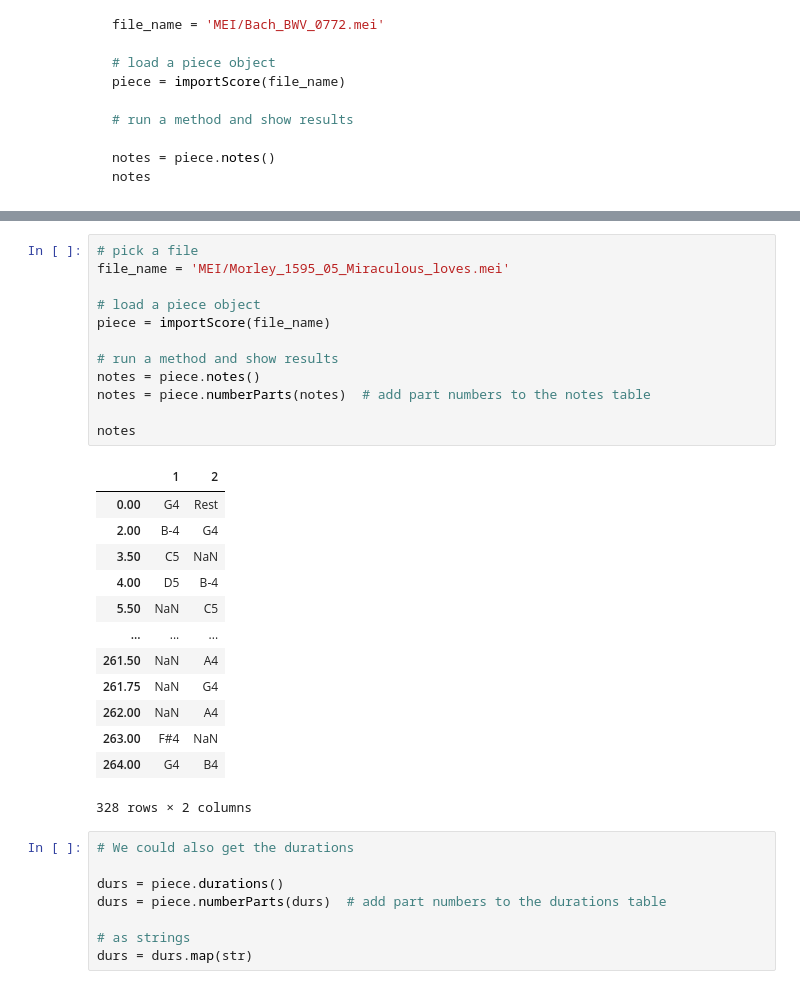
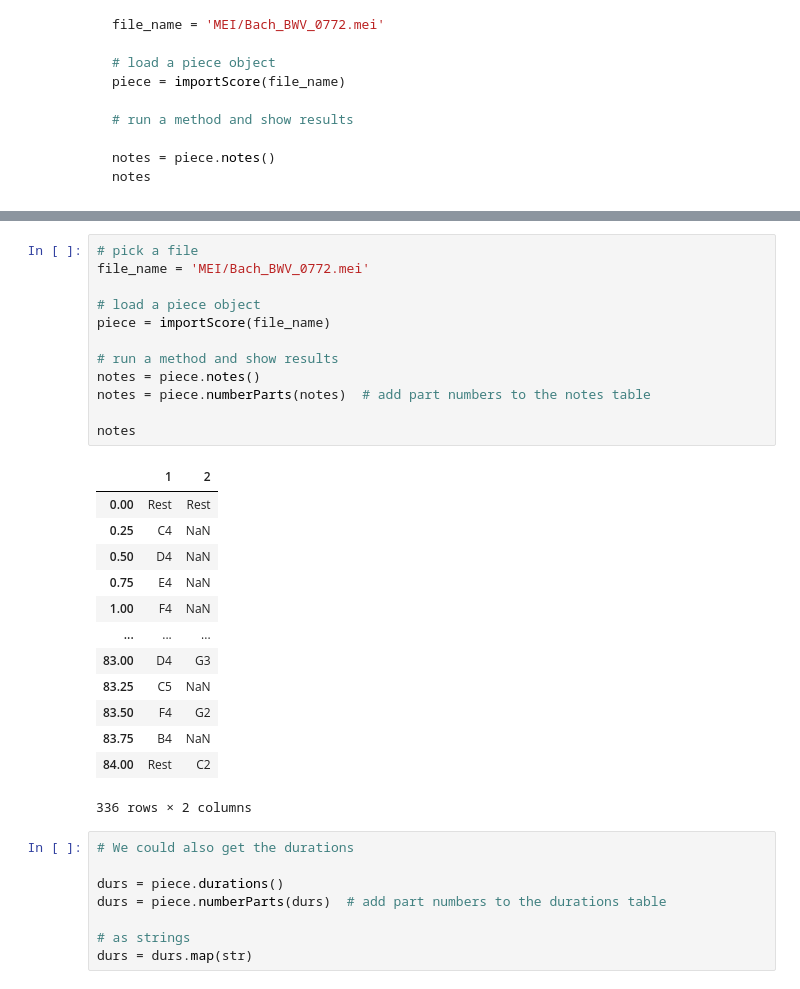
Before and after one commit to RichardFreedman/Heidelberg_Class, a Jupyter notebook: 04 MEI M21 CRIM Intervals/CRIM_Intervals_Duos.ipynb, the cells around one changed output, grey strips where cells are left out. Saved outputs shown, nothing was run; the diff lists cells and outputs as text.

```diff
--- a/04 MEI M21 CRIM Intervals/CRIM_Intervals_Duos.ipynb
+++ b/04 MEI M21 CRIM Intervals/CRIM_Intervals_Duos.ipynb
@@ -156,29 +172,29 @@ notes
 # %%
 # pick a file
-file_name = 'MEI/Morley_1595_05_Miraculous_loves.mei'
+file_name = 'MEI/Bach_BWV_0772.mei'
 
 # load a piece object
 piece = importScore(file_name)
 
 # run a method and show results
 notes = piece.notes()
 notes = piece.numberParts(notes)  # add part numbers to the notes table
 
 notes
 # %% [output]
 |  | 1 | 2 |
-| 0.00 | G4 | Rest |
-| 2.00 | B-4 | G4 |
-| 3.50 | C5 | NaN |
-| 4.00 | D5 | B-4 |
-| 5.50 | NaN | C5 |
+| 0.00 | Rest | Rest |
+| 0.25 | C4 | NaN |
+| 0.50 | D4 | NaN |
+| 0.75 | E4 | NaN |
+| 1.00 | F4 | NaN |
 | ... | ... | ... |
-| 261.50 | NaN | A4 |
-| 261.75 | NaN | G4 |
-| 262.00 | NaN | A4 |
-| 263.00 | F#4 | NaN |
-| 264.00 | G4 | B4 |
+| 83.00 | D4 | G3 |
+| 83.25 | C5 | NaN |
+| 83.50 | F4 | G2 |
+| 83.75 | B4 | NaN |
+| 84.00 | Rest | C2 |
-328 rows × 2 columns
+336 rows × 2 columns
 # %%
 # We could also get the durations
 
```
Also changed, not shown: parts of 20 cells of this notebook, 1 other file.
